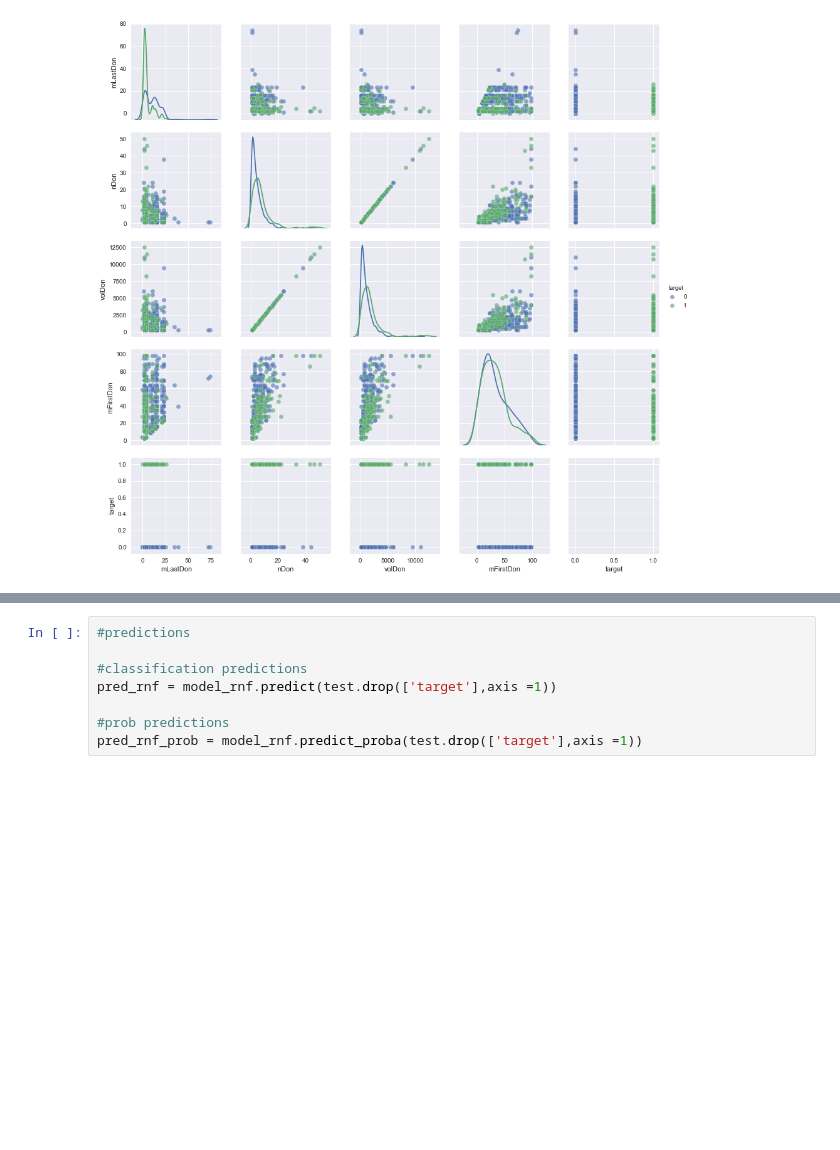
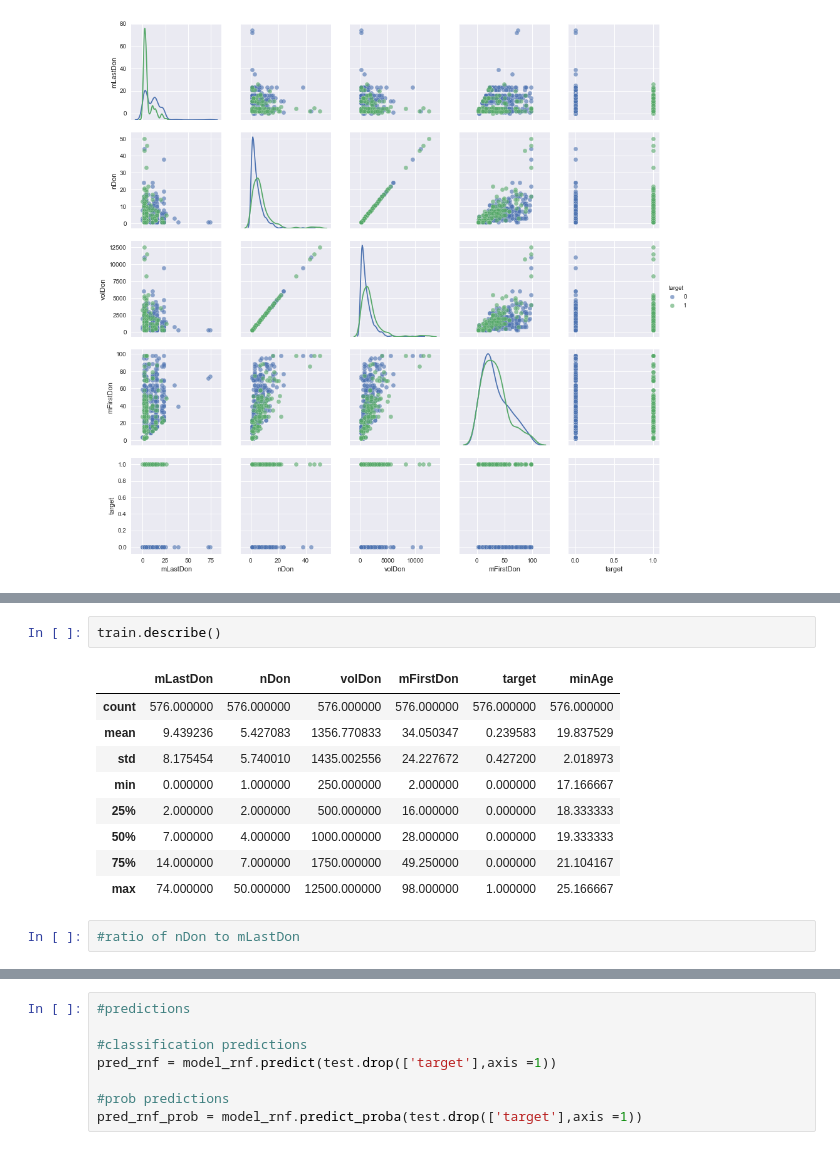
Before and after one commit to JohnErnestBonanno/BloodDonation, a Jupyter notebook: BloodDonation.ipynb, the cells around one changed output, grey strips where cells are left out. Cells and saved outputs as stored; diff of their text form; blank space fills up the shorter version.

```diff
--- a/BloodDonation.ipynb
+++ b/BloodDonation.ipynb
@@ -103,0 +87,14 @@ sns.pairplot(train,
+# %%
+train.describe()
+# %% [output]
+|  | mLastDon | nDon | volDon | mFirstDon | target | minAge |
+| count | 576.000000 | 576.000000 | 576.000000 | 576.000000 | 576.000000 | 576.000000 |
+| mean | 9.439236 | 5.427083 | 1356.770833 | 34.050347 | 0.239583 | 19.837529 |
+| std | 8.175454 | 5.740010 | 1435.002556 | 24.227672 | 0.427200 | 2.018973 |
+| min | 0.000000 | 1.000000 | 250.000000 | 2.000000 | 0.000000 | 17.166667 |
+| 25% | 2.000000 | 2.000000 | 500.000000 | 16.000000 | 0.000000 | 18.333333 |
+| 50% | 7.000000 | 4.000000 | 1000.000000 | 28.000000 | 0.000000 | 19.333333 |
+| 75% | 14.000000 | 7.000000 | 1750.000000 | 49.250000 | 0.000000 | 21.104167 |
+| max | 74.000000 | 50.000000 | 12500.000000 | 98.000000 | 1.000000 | 25.166667 |
+# %%
+#ratio of nDon to mLastDon
```
Also changed, not shown: parts of 29 cells of this notebook, 1 other file.
